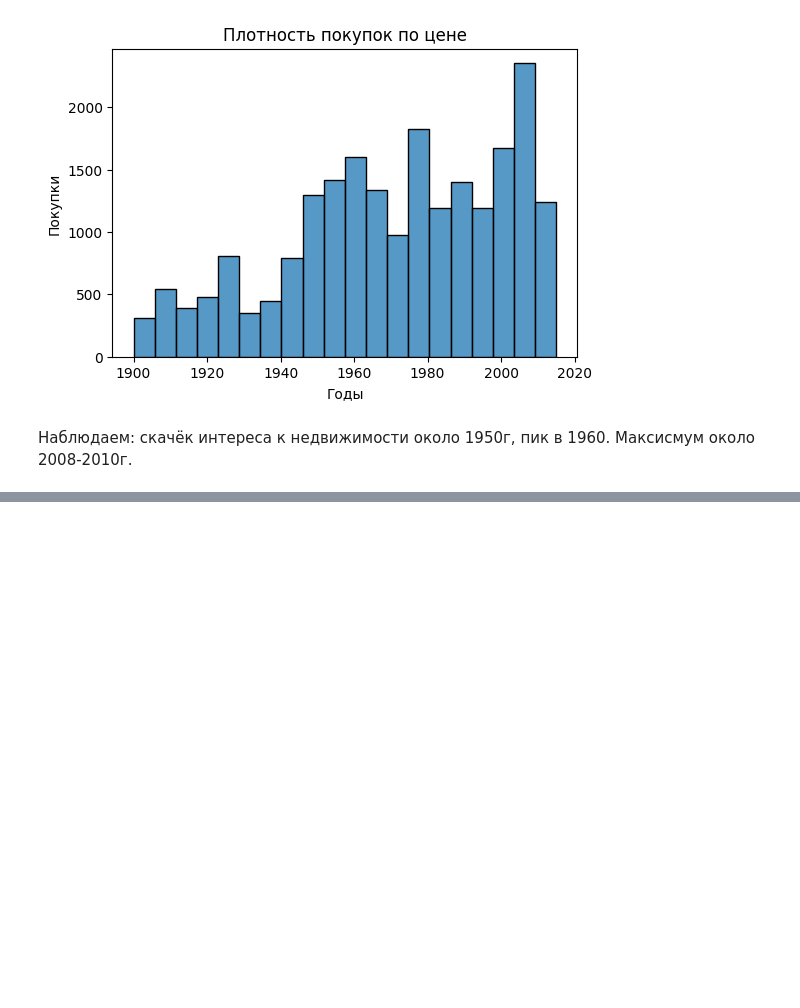
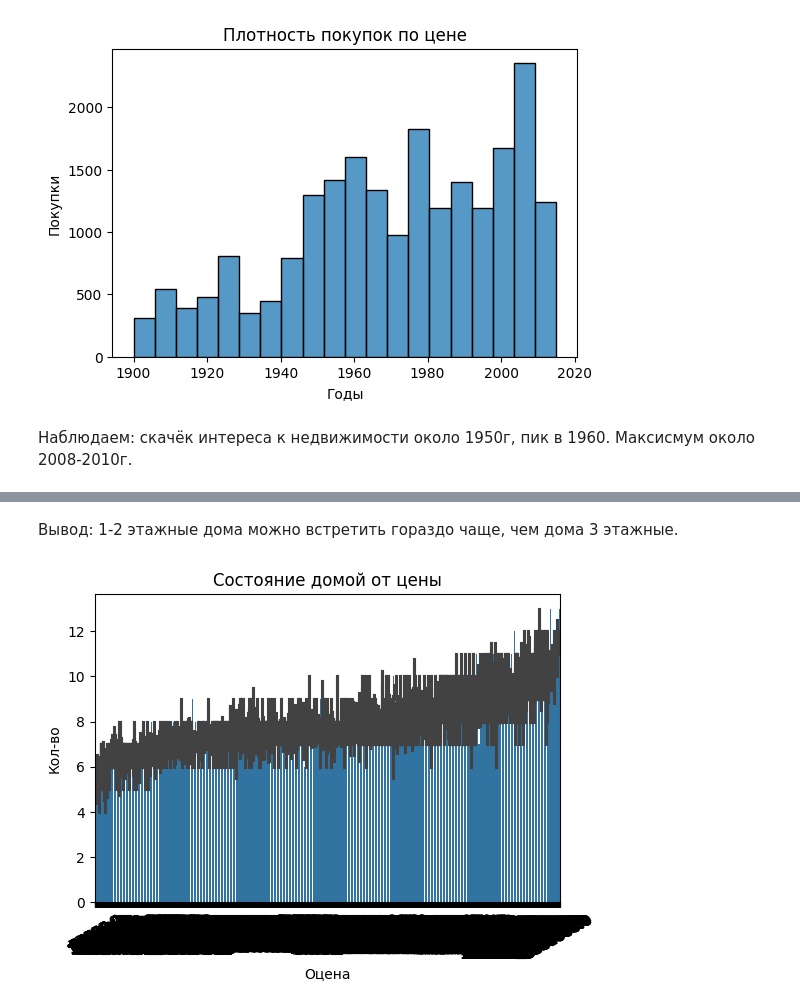
Before and after one commit to ArtemFilosofGB/PythonForAnalyst, a Jupyter notebook: Homework/Hw04/Homework04.ipynb, the cells around one changed output, grey strips where cells are left out. Cells and saved outputs as stored; diff of their text form; code cells hidden in the pictures; blank space fills up the shorter version.

```diff
--- a/Homework/Hw04/Homework04.ipynb
+++ b/Homework/Hw04/Homework04.ipynb
@@ -127,0 +210,14 @@ plt.ylabel('Покупки');
+# %% [markdown]
+Вывод: 1-2 этажные дома можно встретить гораздо чаще, чем дома 3 этажные.
+# %%
+# 2.3. Изучите распределение состояния домов
+plt.figure(figsize=(6, 4))
+
+sns.barplot(x=df['price'], y=df['grade'])
+
+plt.title('Состояние домой от цены')
+plt.xlabel('Оцена')
+plt.ylabel('Кол-во')
+plt.xticks(rotation=30);
+# %% [output]
+[figure, added]
```
Also changed, not shown: parts of 16 cells of this notebook, 1 other file.
